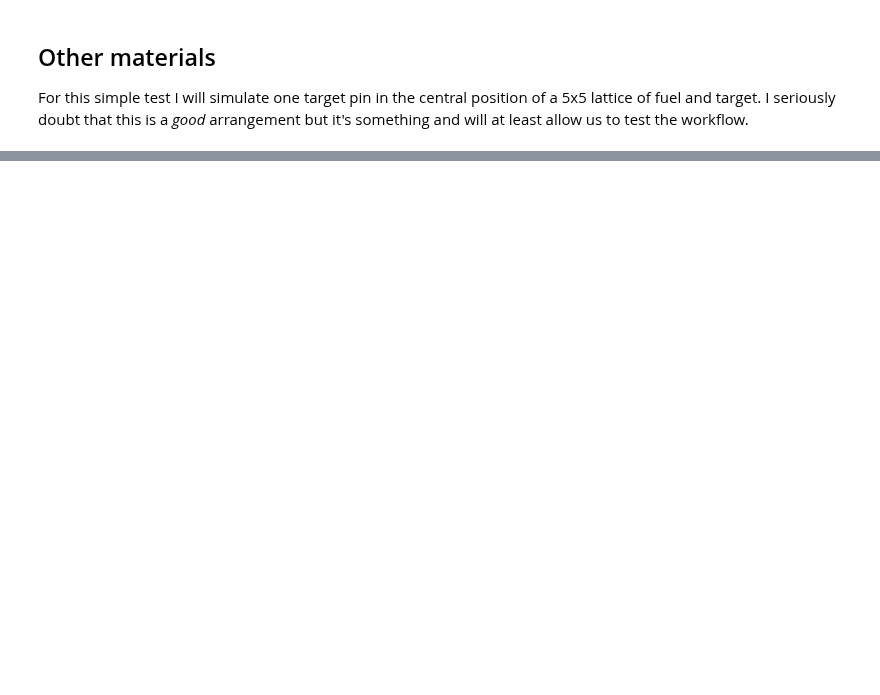
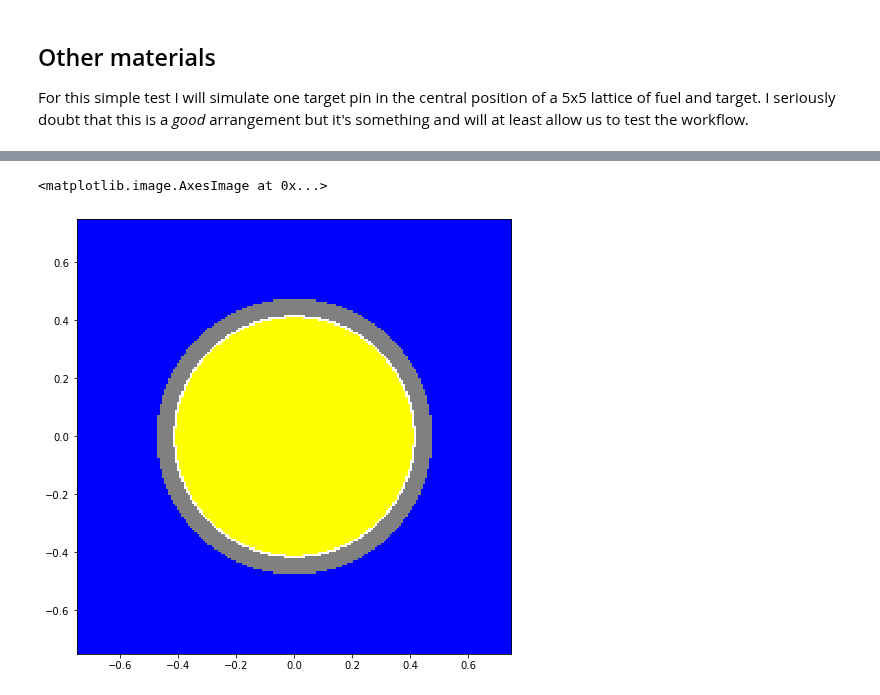
Before and after one commit to stu314159/er362_omc, a Jupyter notebook: examples/pu238_maker/Pu238_Maker.ipynb, the cells around one changed output, grey strips where cells are left out. Cells and saved outputs as stored; diff of their text form; code cells hidden in the pictures; blank space fills up the shorter version.

Commit message:
completed material and geometric specification and basic settings for criticality analysis

```diff
--- a/examples/pu238_maker/Pu238_Maker.ipynb
+++ b/examples/pu238_maker/Pu238_Maker.ipynb
@@ -74,0 +134,45 @@ Here we will model individual fuel and target pins and construct a lattice withi
+# %%
+# define the regions
+
+fuel_region = -fuel_outer_radius
+gap_region = +fuel_outer_radius & -clad_inner_radius
+clad_region = +clad_inner_radius & -clad_outer_radius
+water_region = +clad_outer_radius
+# %%
+# define cells for a universe containing a fuel (UO2) pin
+
+fuel = openmc.Cell(name='fuel');
+fuel.fill = uo2;
+fuel.region = fuel_region;
+
+gap_f = openmc.Cell(name='gap_f');
+gap_f.region = gap_region;
+# no fill.  Makes it void by default
+
+clad_f = openmc.Cell(name='clad_f');
+clad_f.fill = zirc4;
+clad_f.region = clad_region
+
+coolant_f = openmc.Cell(name='coolant_f');
+coolant_f.fill = water;
+coolant_f.region = water_region;
+# %%
+# define the fuel pin universe
+
+fp = openmc.Universe()
+fp.add_cells([fuel,gap_f,clad_f,coolant_f]);
+# %%
+# define a colors dictionary so we can tell OpenMC how to color our plots
+
+colors = {}
+colors[water]='blue';
+colors[uo2]='yellow';
+colors[zirc4]='gray';
+colors[target]='pink';
+# %%
+# Plot the fuel pin universe to make sure it looks correct
+
+fp.plot(color_by='material',width=(1.5,1.5),colors=colors)
+# %% [output]
+<matplotlib.image.AxesImage at 0x...>
+[figure, added]
```
Also changed, not shown: parts of 16 cells of this notebook, 1 other file.
